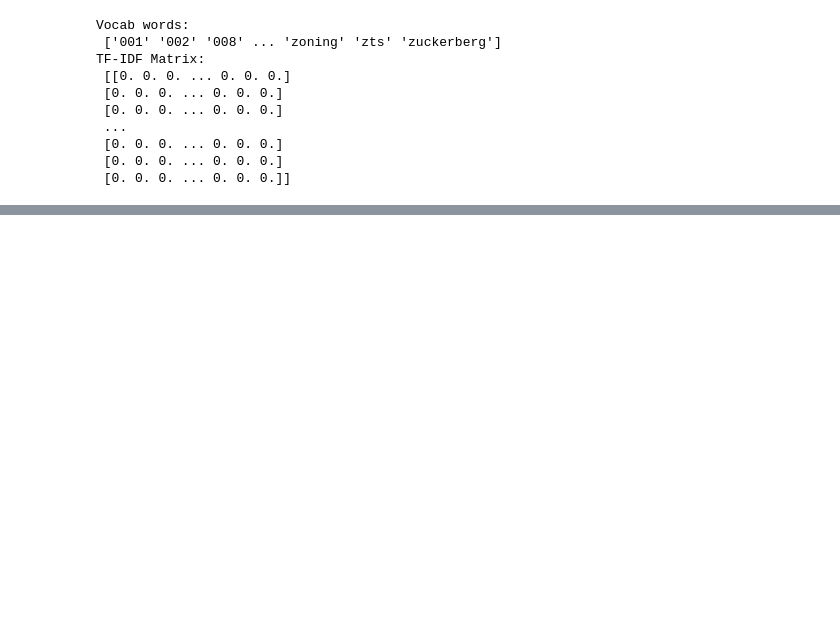
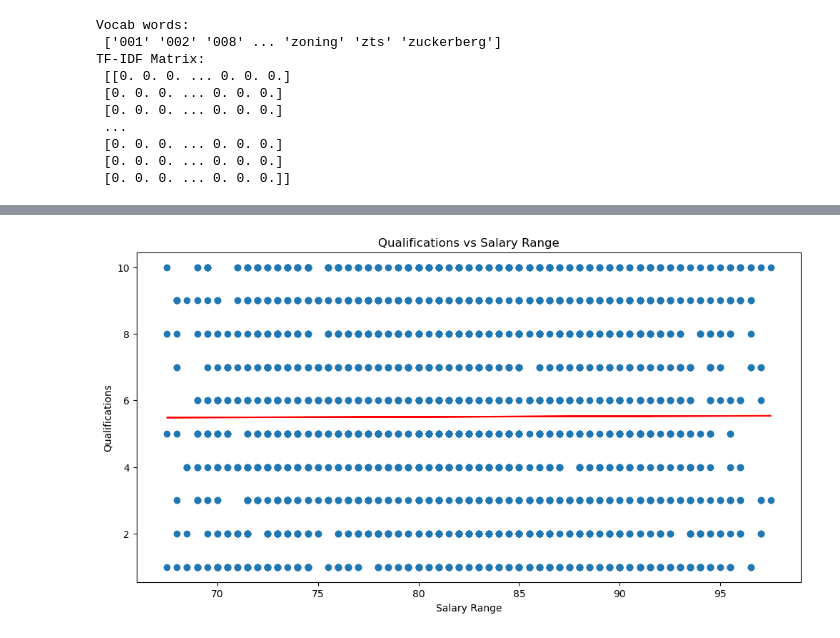
Before and after one commit to sneha-dubeyy/JobInformationRetrieval, a Jupyter notebook: information_retrieval.ipynb, the cells around one changed output, grey strips where cells are left out. Cells and saved outputs as stored; diff of their text form; code cells hidden in the pictures; blank space fills up the shorter version.

```diff
--- a/information_retrieval.ipynb
+++ b/information_retrieval.ipynb
@@ -139,0 +163,6 @@ The next two most relevant jobs' IDs are:  90206300000000.0  and  10796800000000
+# %%
+# Create a new dataframe with only the columns 'Qualifications' and 'Salary Range'
+
+QvS = pd.DataFrame()
+QvS = preprocessedData.filter(['Qualifications', 'Salary Range'], axis = 1)
+QvS
@@ -139,0 +266,13 @@ The next two most relevant jobs' IDs are:  90206300000000.0  and  10796800000000
+# %%
+# Visually represent the relationship between 'Qualifications' and 'Salary Range'
+
+linregress = sp.stats.linregress(QvS['Salary Range'], QvS['Qualifications'])
+plt.figure(figsize=(12, 6))
+plt.plot(QvS['Salary Range'], QvS['Qualifications'], 'o')
+plt.plot(QvS['Salary Range'], linregress.intercept + linregress.slope*QvS['Salary Range'], 'r', label='fitted line')
+plt.xlabel('Salary Range')
+plt.ylabel('Qualifications')
+plt.title('Qualifications vs Salary Range')
+plt.show()
+# %% [output]
+[figure, added]
```
Also changed, not shown: parts of 17 cells of this notebook.
